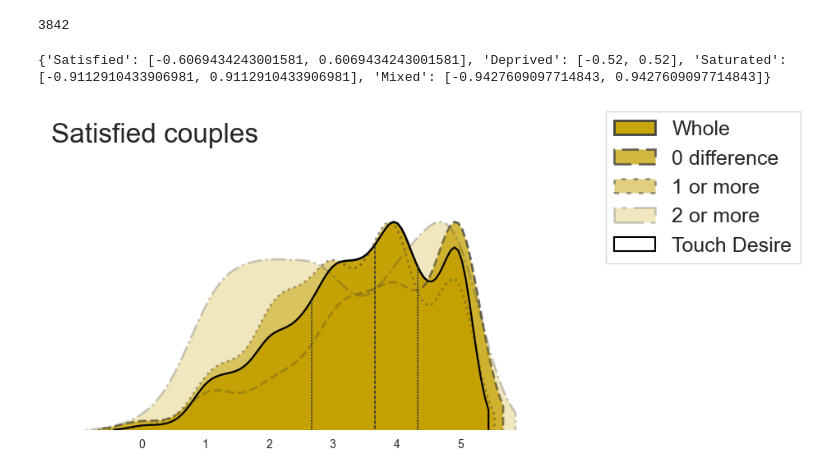
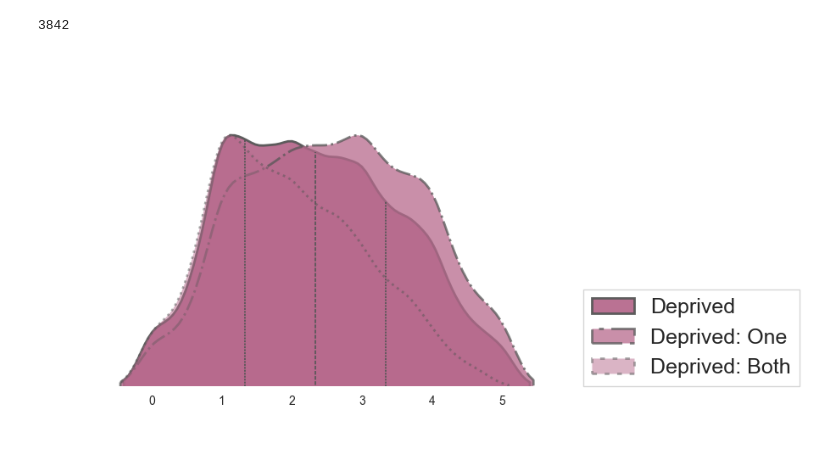
Before and after one commit to EdgardoCS/touchCouples, a Jupyter notebook: data_kde_plot2.ipynb, the cells around one changed output. Drawn from its saved outputs; the diff is of its cells as text; code cells hidden in the pictures; blank space fills up the shorter version.

Commit message:
new_plots

```diff
--- a/data_kde_plot2.ipynb
+++ b/data_kde_plot2.ipynb
@@ -7,6 +7,7 @@ from scipy.stats import gaussian_kde
 from scipy.stats import mannwhitneyu
 # %%
 df = pd.read_csv('source/FReDA4.csv')
+data = df.copy()
 # %%
 df["Group1"].value_counts()
 # %% [output]
@@ -165,21 +165,16 @@ for group, size in group_sizes.items():
     y_limits[group] = [-height/2, height/2]
 
 y_limits["Deprived"] = [-0.52, 0.52]
-print(y_limits)
-# %% [output]
-{'Satisfied': [-0.6069434243001581, 0.6069434243001581], 'Deprived': [-0.52, 0.52], 'Saturated': [-0.9112910433906981, 0.9112910433906981], 'Mixed': [-0.9427609097714843, 0.9427609097714843]}
 # %%
 shade = [0.25, 0.50, 0.75, 0.95]
 shade.reverse()
 inside = ["quartile", None, None, None]
 # %%
-data = satisfied
-color = new_palette[0]
+color = new_palette[2]
 conditions = {
-    "all": data[data['TouchDiff'] >= 0],
-    "0": data[data['TouchDiff'] == 0],
-    "1 or more": data[data['TouchDiff'] >= 1],
-    "2 or more": data[data['TouchDiff'] >= 2],
+    "Deprived": data[data["Group3"] == "Couple Deprivation"],
+    "Deprived: One": data[data["Group2"] == "One-sided Deprivation"],
+    "Deprived: Both": data[data["Group1"] == "SubGroup-DeprivedBoth"],
 }
 fig, ax = plt.subplots(figsize=(8, 5))
 
@@ -203,48 +198,41 @@ for i, (label, subset) in enumerate(conditions.items()):
             violin.set_linestyle("-")
             violin.set_linewidth(2)
         elif i == 1:
-            violin.set_linestyle("--")
+            violin.set_linestyle("-.")
             violin.set_linewidth(2)
         elif i == 2:
             violin.set_linestyle(":")
             violin.set_linewidth(2)
         elif i == 3:
             violin.set_linestyle("-.")
             violin.set_linewidth(2)
 
 # EXCLUDE quartile lines from legend
 for line in ax.lines:
     line.set_label("_nolegend_")
 
 plt.grid(False)
 
-sns.violinplot(data=data,
-               x="Desire",
-               fill=False,
-               color="k",
-               inner=None,
-               )
-
 x_legend = plt.legend(
-    labels=labels,
-    loc='upper right',
-    bbox_to_anchor=(1.5, 1.04),
+    # loc='lower right',
+    bbox_to_anchor=(1, 0.33),
     fontsize=ft_size,
     fancybox=False
 )
 
 l = plt.ylabel('')
 n = plt.xlabel('')
 
 current_xlim = ax.get_xlim()
-ax.set_xlim(left=-1.5, right=6.5)
+ax.set_xlim(left=-1.5, right=6)
 ax.set_xticks([0, 1, 2, 3, 4, 5])
 
 sns.despine(top=True, right=True, left=True, bottom=True)
 
-y_limits["Satisfied"][0] = 0
-ax.set_ylim(y_limits["Satisfied"])
-t = plt.title("Satisfied couples", fontsize=tt_size, y=y_title, x=x_title, ha='left')
-plt.savefig('output/img/kde/satisfied_couples3.png', dpi=600, transparent=False, bbox_inches='tight')
+y_limits["Deprived"][0] = 0
+ax.set_ylim(y_limits["Deprived"])
+# ax.set_yticks([0, 1], labels=[0, 1])
+# t = plt.title("Deprived couples", fontsize=tt_size, y=y_title, x=x_title, ha='left')
+plt.savefig('output/img/kde/Deprivation4.png', dpi=600, transparent=False, bbox_inches='tight')
 # %% [output]
-[figure, old version]
+[figure, new version]
```
Also changed, not shown: parts of 12 cells of this notebook, 19 other files.
